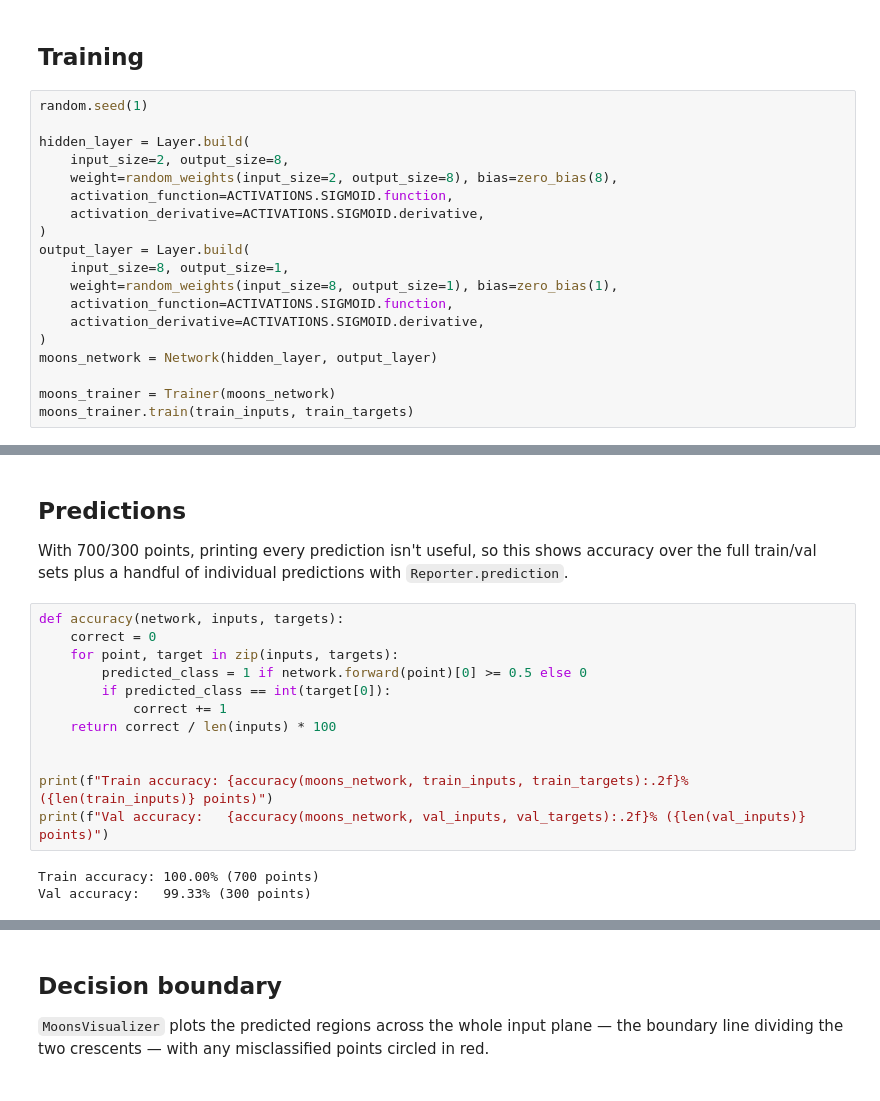
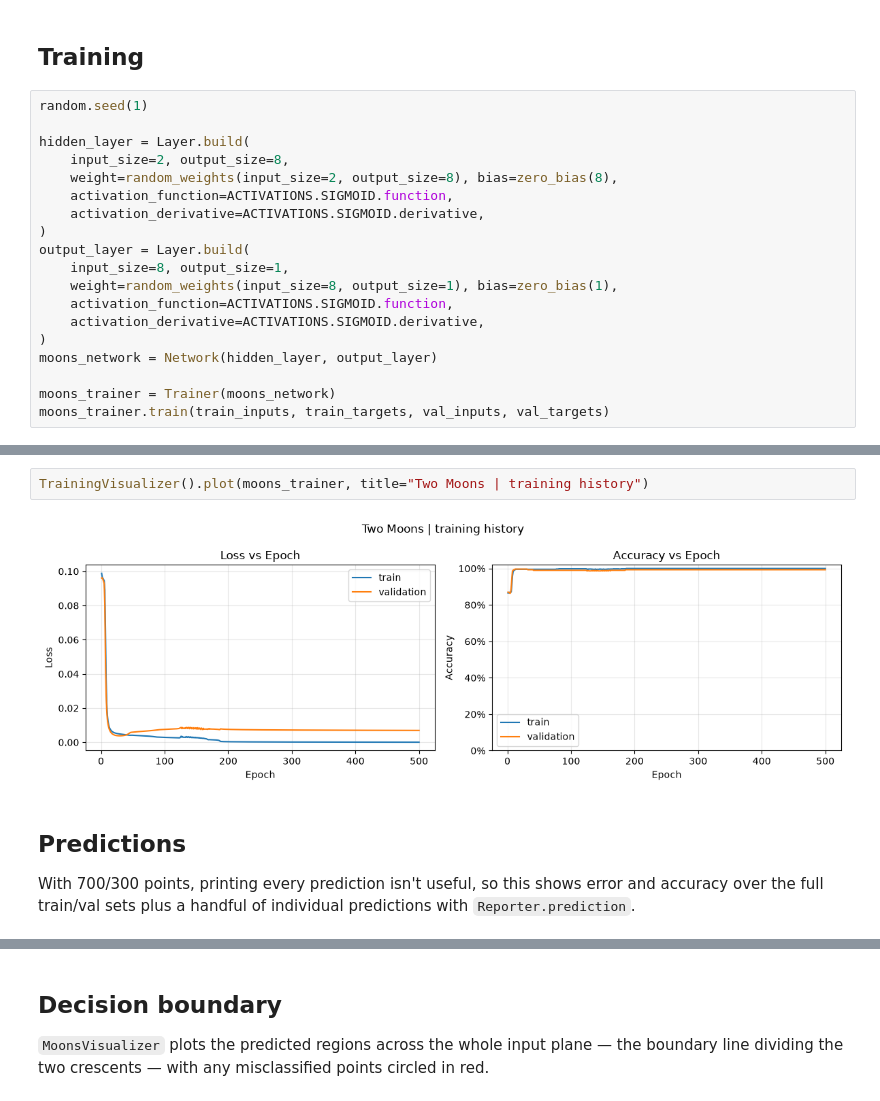
Before and after one commit to kimdong0704/NeuralNetwork_Library_from_Scratch, a Jupyter notebook: lab3/lab3.ipynb, the cells around one changed output, grey strips where cells are left out. Cells and saved outputs as stored; diff of their text form.

```diff
--- a/lab3/lab3.ipynb
+++ b/lab3/lab3.ipynb
@@ -62,5 +62,5 @@ output_layer = Layer.build(
 moons_network = Network(hidden_layer, output_layer)
 
 moons_trainer = Trainer(moons_network)
-moons_trainer.train(train_inputs, train_targets)
+moons_trainer.train(train_inputs, train_targets, val_inputs, val_targets)
 # %% [output]
@@ -76,21 +81,10 @@ Epoch: 500/500 | Average Error: 8.62431308161431e-05
+# %%
+TrainingVisualizer().plot(moons_trainer, title="Two Moons | training history")
+# %% [output]
+[figure, added]
 # %% [markdown]
 ## Predictions
 
 With 700/300 points, printing every prediction isn't useful, so this shows
-accuracy over the full train/val sets plus a handful of individual
+error and accuracy over the full train/val sets plus a handful of individual
 predictions with `Reporter.prediction`.
-# %%
-def accuracy(network, inputs, targets):
-    correct = 0
-    for point, target in zip(inputs, targets):
-        predicted_class = 1 if network.forward(point)[0] >= 0.5 else 0
-        if predicted_class == int(target[0]):
-            correct += 1
-    return correct / len(inputs) * 100
-
-
-print(f"Train accuracy: {accuracy(moons_network, train_inputs, train_targets):.2f}% ({len(train_inputs)} points)")
-print(f"Val accuracy:   {accuracy(moons_network, val_inputs, val_targets):.2f}% ({len(val_inputs)} points)")
-# %% [output]
-Train accuracy: 100.00% (700 points)
-Val accuracy:   99.33% (300 points)
```
Also changed, not shown: parts of 5 cells of this notebook, 17 other files.
